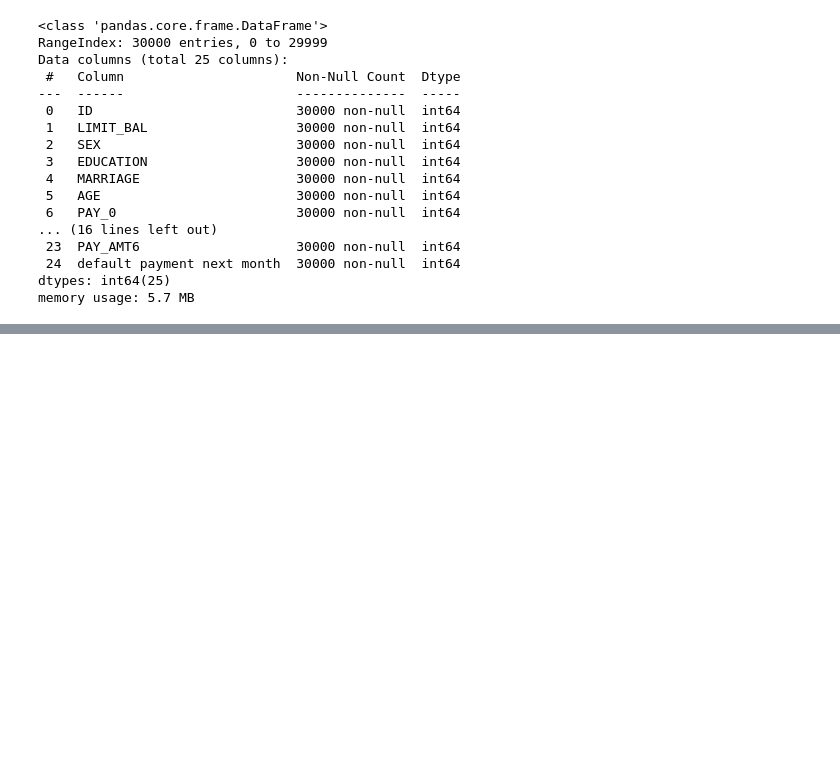
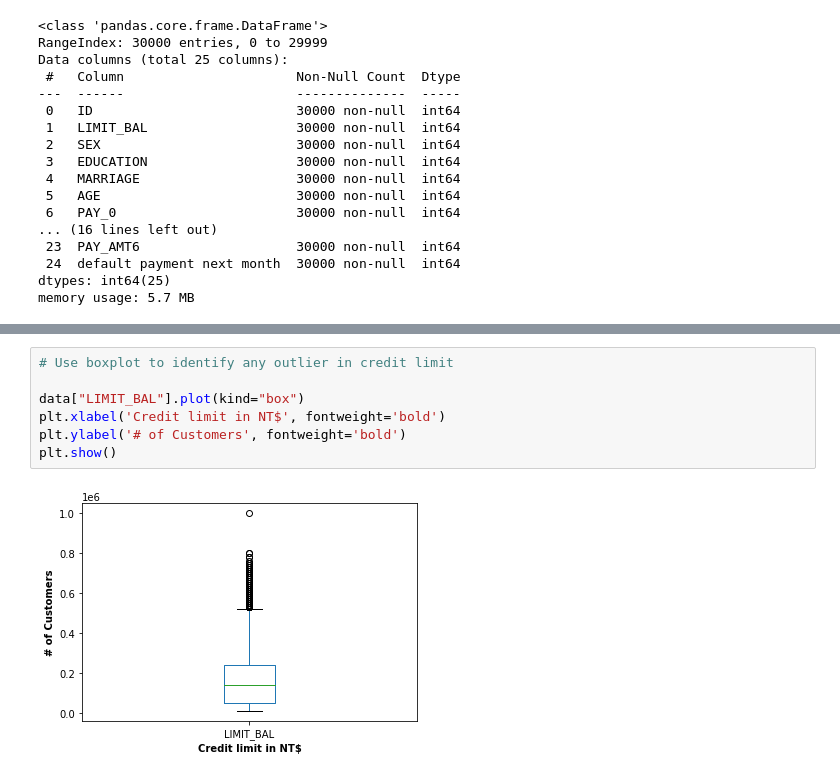
Before and after one commit to choudhurysibani120/credit-card-default-prediction, a Jupyter notebook: Copy_of_Credit_Card_Default_Prediction_Capstone_Project.ipynb, the cells around one changed output, grey strips where cells are left out. Saved outputs shown, nothing was run; the diff lists cells and outputs as text; blank space fills up the shorter version.

```diff
--- a/Copy_of_Credit_Card_Default_Prediction_Capstone_Project.ipynb
+++ b/Copy_of_Credit_Card_Default_Prediction_Capstone_Project.ipynb
@@ -340,0 +198,9 @@ score.mean()
+# %%
+# Use boxplot to identify any outlier in credit limit
+
+data["LIMIT_BAL"].plot(kind="box")
+plt.xlabel('Credit limit in NT$', fontweight='bold')
+plt.ylabel('# of Customers', fontweight='bold')
+plt.show()
+# %% [output]
+[figure, added]
```
Also changed, not shown: parts of 123 cells of this notebook.
